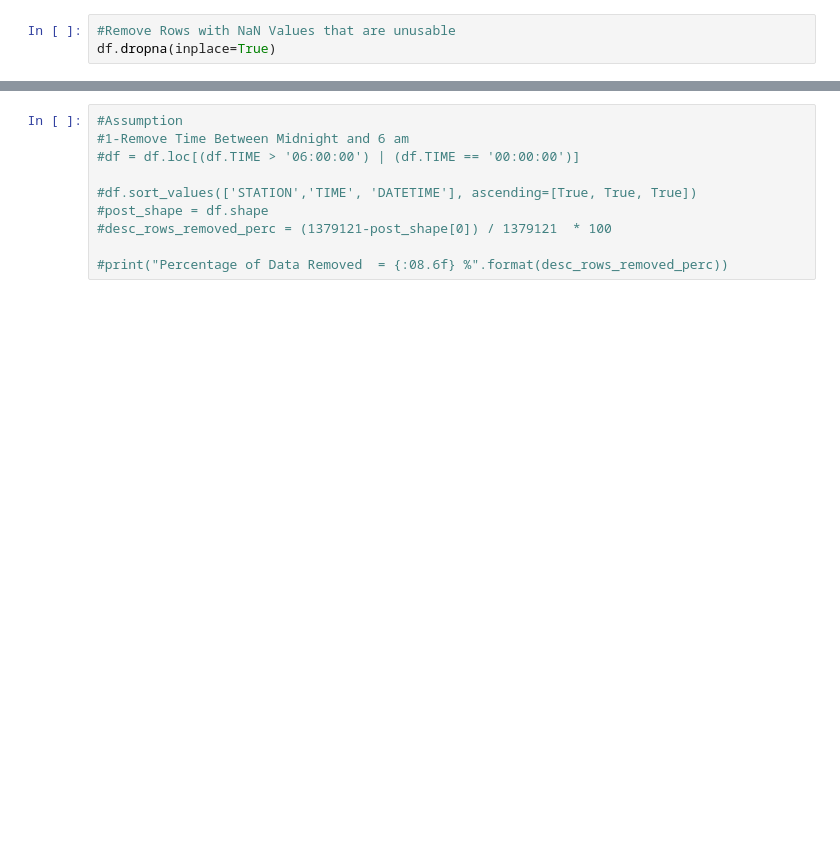
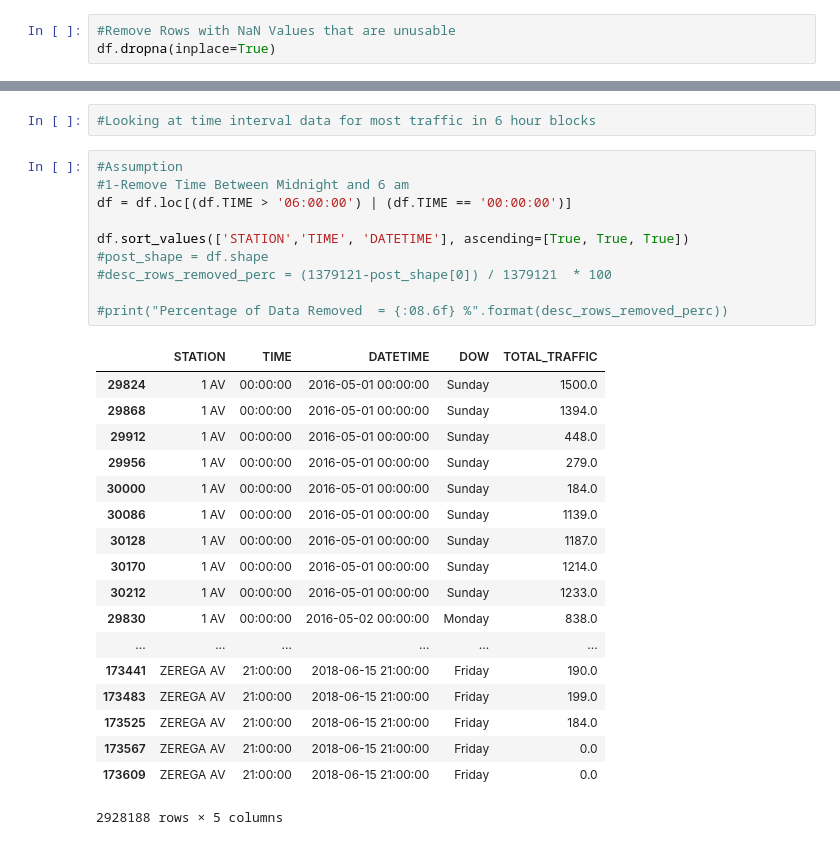
Before and after one commit to MohammadBakir/Project-Benson, a Jupyter notebook: Project Benson.ipynb, the cells around one changed output, grey strips where cells are left out. Drawn from its saved outputs; the diff is of its cells as text; blank space fills up the shorter version.

Commit message:
Added Additional Data Files
Turnstile Data Additions

```diff
--- a/Project Benson.ipynb
+++ b/Project Benson.ipynb
@@ -162,10 +196,31 @@ df.dropna(inplace=True)
+# %%
+#Looking at time interval data for most traffic in 6 hour blocks
 # %%
 #Assumption
 #1-Remove Time Between Midnight and 6 am
-#df = df.loc[(df.TIME > '06:00:00') | (df.TIME == '00:00:00')]
+df = df.loc[(df.TIME > '06:00:00') | (df.TIME == '00:00:00')]
 
-#df.sort_values(['STATION','TIME', 'DATETIME'], ascending=[True, True, True])
+df.sort_values(['STATION','TIME', 'DATETIME'], ascending=[True, True, True])
 #post_shape = df.shape
 #desc_rows_removed_perc = (1379121-post_shape[0]) / 1379121  * 100
 
 #print("Percentage of Data Removed  = {:08.6f} %".format(desc_rows_removed_perc))
+# %% [output]
+|  | STATION | TIME | DATETIME | DOW | TOTAL_TRAFFIC |
+| 29824 | 1 AV | 00:00:00 | 2016-05-01 00:00:00 | Sunday | 1500.0 |
+| 29868 | 1 AV | 00:00:00 | 2016-05-01 00:00:00 | Sunday | 1394.0 |
+| 29912 | 1 AV | 00:00:00 | 2016-05-01 00:00:00 | Sunday | 448.0 |
+| 29956 | 1 AV | 00:00:00 | 2016-05-01 00:00:00 | Sunday | 279.0 |
+| 30000 | 1 AV | 00:00:00 | 2016-05-01 00:00:00 | Sunday | 184.0 |
+| 30086 | 1 AV | 00:00:00 | 2016-05-01 00:00:00 | Sunday | 1139.0 |
+| 30128 | 1 AV | 00:00:00 | 2016-05-01 00:00:00 | Sunday | 1187.0 |
+| 30170 | 1 AV | 00:00:00 | 2016-05-01 00:00:00 | Sunday | 1214.0 |
+| 30212 | 1 AV | 00:00:00 | 2016-05-01 00:00:00 | Sunday | 1233.0 |
+| 29830 | 1 AV | 00:00:00 | 2016-05-02 00:00:00 | Monday | 838.0 |
+| ... | ... | ... | ... | ... | ... |
+| 173441 | ZEREGA AV | 21:00:00 | 2018-06-15 21:00:00 | Friday | 190.0 |
+| 173483 | ZEREGA AV | 21:00:00 | 2018-06-15 21:00:00 | Friday | 199.0 |
+| 173525 | ZEREGA AV | 21:00:00 | 2018-06-15 21:00:00 | Friday | 184.0 |
+| 173567 | ZEREGA AV | 21:00:00 | 2018-06-15 21:00:00 | Friday | 0.0 |
+| 173609 | ZEREGA AV | 21:00:00 | 2018-06-15 21:00:00 | Friday | 0.0 |
+2928188 rows × 5 columns
```
Also changed, not shown: parts of 5 cells of this notebook, 29 other files.
